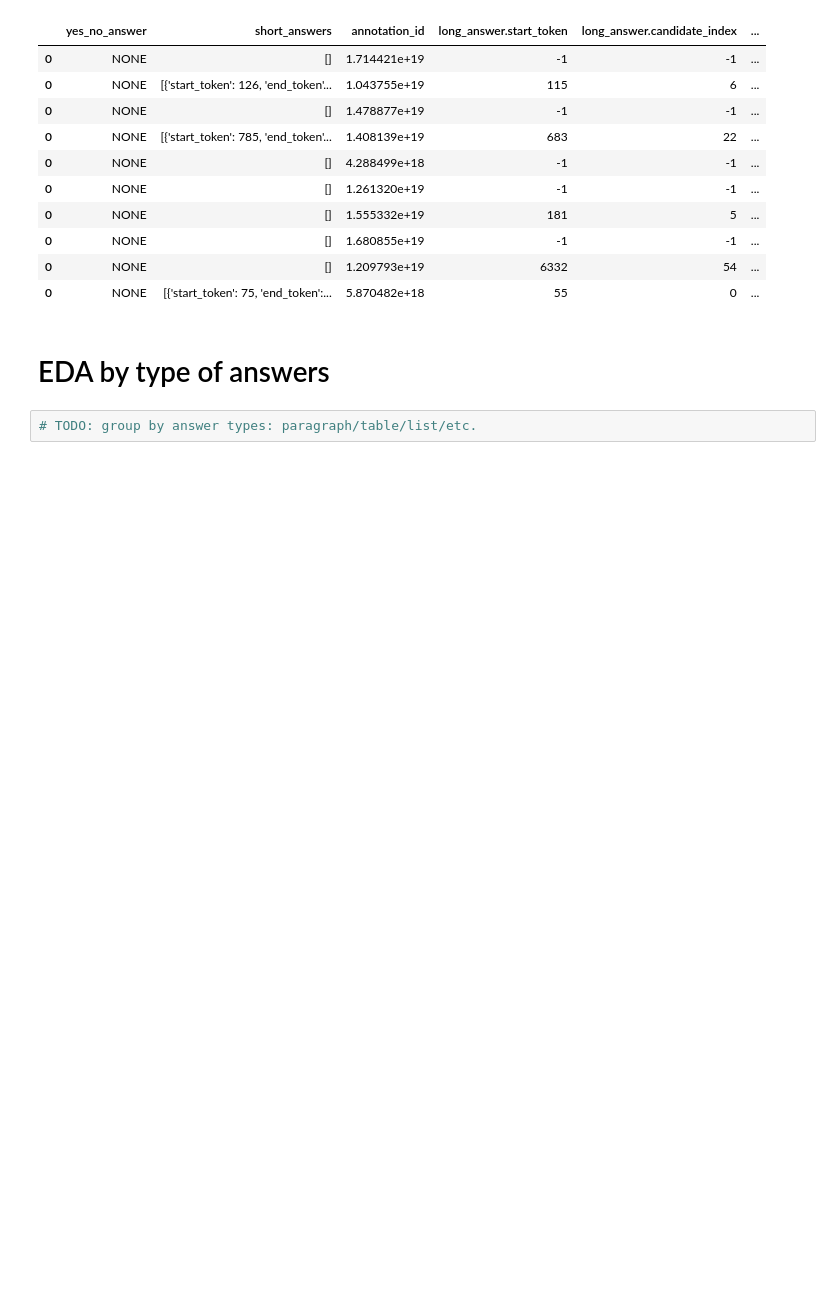
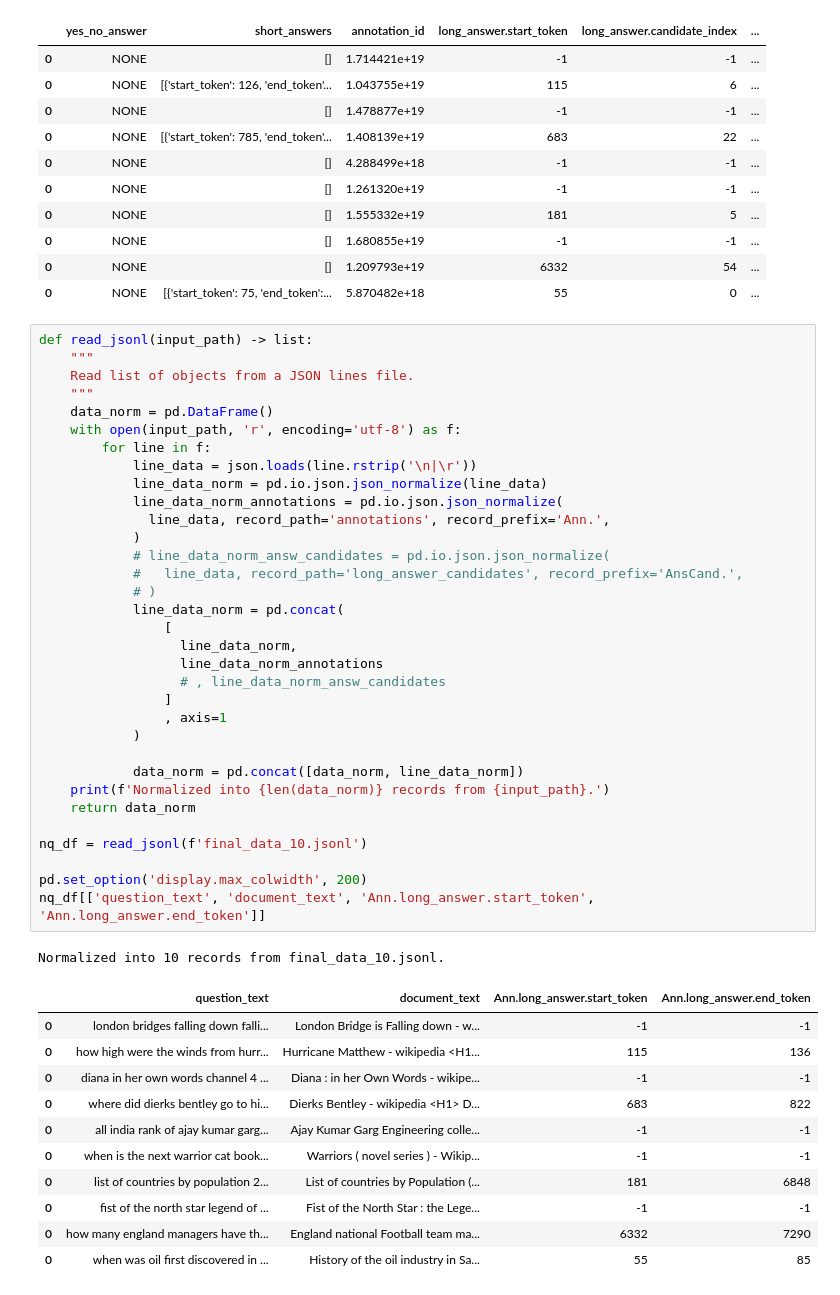
Before and after one commit to stmnk/qa, a Jupyter notebook: data/simplified/dev_data_wrangling.ipynb, the cells around one changed output. Saved outputs shown, nothing was run; the diff lists cells and outputs as text; blank space fills up the shorter version.

```diff
--- a/data/simplified/dev_data_wrangling.ipynb
+++ b/data/simplified/dev_data_wrangling.ipynb
@@ -485,7 +489,49 @@ nq_out
 | 0 | NONE | [] | 1.680855e+19 | -1 | -1 | ... |
 | 0 | NONE | [] | 1.209793e+19 | 6332 | 54 | ... |
 | 0 | NONE | [{'start_token': 75, 'end_token':... | 5.870482e+18 | 55 | 0 | ... |
-# %% [markdown]
-# EDA by type of answers
-# %%
-# TODO: group by answer types: paragraph/table/list/etc.
+# %%
+def read_jsonl(input_path) -> list:
+    """
+    Read list of objects from a JSON lines file.
+    """
+    data_norm = pd.DataFrame()
+    with open(input_path, 'r', encoding='utf-8') as f:
+        for line in f:
+            line_data = json.loads(line.rstrip('\n|\r'))
+            line_data_norm = pd.io.json.json_normalize(line_data)
+            line_data_norm_annotations = pd.io.json.json_normalize(
+              line_data, record_path='annotations', record_prefix='Ann.',
+            )
+            # line_data_norm_answ_candidates = pd.io.json.json_normalize(
+            #   line_data, record_path='long_answer_candidates', record_prefix='AnsCand.',
+            # )
+            line_data_norm = pd.concat(
+                [
+                  line_data_norm,
+                  line_data_norm_annotations
+                  # , line_data_norm_answ_candidates
+                ]
+                , axis=1
+            )
+
+            data_norm = pd.concat([data_norm, line_data_norm])
+    print(f'Normalized into {len(data_norm)} records from {input_path}.')
+    return data_norm
+
+nq_df = read_jsonl(f'final_data_10.jsonl')
+
+pd.set_option('display.max_colwidth', 200)
+nq_df[['question_text', 'document_text', 'Ann.long_answer.start_token', 'Ann.long_answer.end_token']]
+# %% [output]
+Normalized into 10 records from final_data_10.jsonl.
+|  | question_text | document_text | Ann.long_answer.start_token | Ann.long_answer.end_token |
+| 0 | london bridges falling down falli... | London Bridge is Falling down - w... | -1 | -1 |
+| 0 | how high were the winds from hurr... | Hurricane Matthew - wikipedia <H1... | 115 | 136 |
+| 0 | diana in her own words channel 4 ... | Diana : in her Own Words - wikipe... | -1 | -1 |
+| 0 | where did dierks bentley go to hi... | Dierks Bentley - wikipedia <H1> D... | 683 | 822 |
+| 0 | all india rank of ajay kumar garg... | Ajay Kumar Garg Engineering colle... | -1 | -1 |
+| 0 | when is the next warrior cat book... | Warriors ( novel series ) - Wikip... | -1 | -1 |
+| 0 | list of countries by population 2... | List of countries by Population (... | 181 | 6848 |
+| 0 | fist of the north star legend of ... | Fist of the North Star : the Lege... | -1 | -1 |
+| 0 | how many england managers have th... | England national Football team ma... | 6332 | 7290 |
+| 0 | when was oil first discovered in ... | History of the oil industry in Sa... | 55 | 85 |
```
Also changed, not shown: parts of 2 cells of this notebook.
